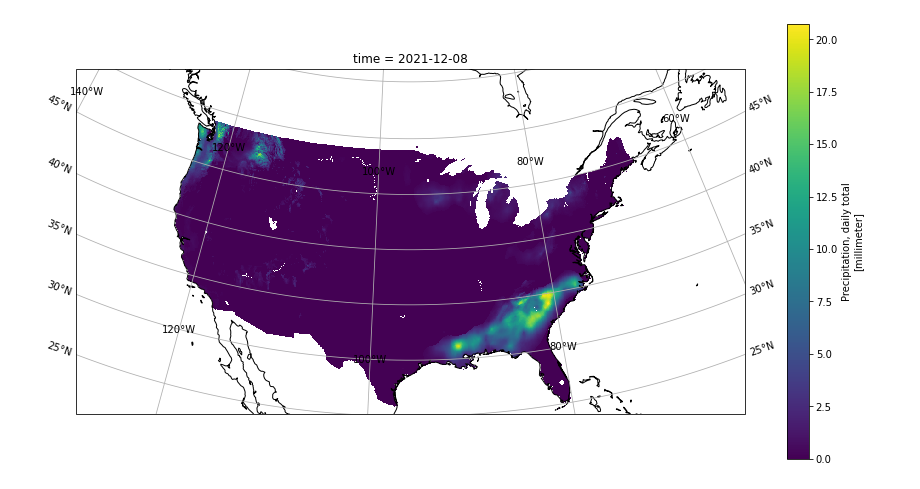
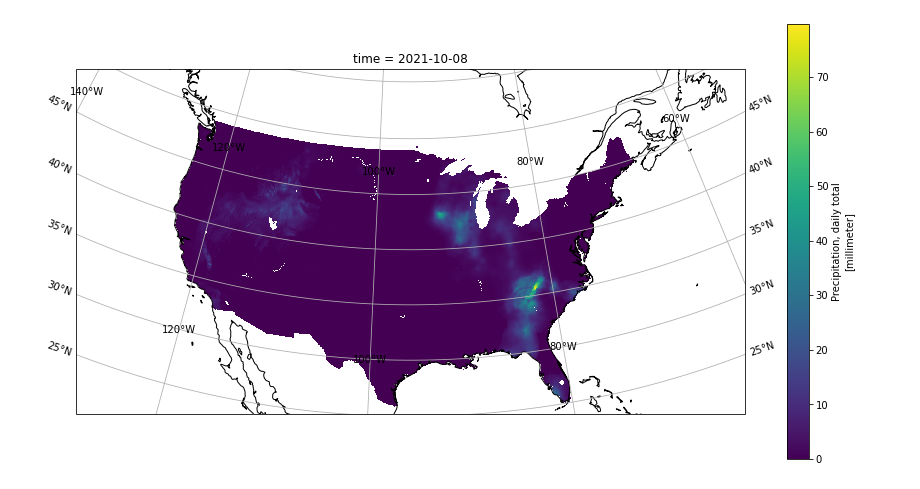
Before and after one commit to pjhartzell/nclimgrid-dev, a Jupyter notebook: grid-daily.ipynb, the cells around one changed output. Drawn from its saved outputs; the diff is of its cells as text; code cells hidden in the pictures.

Commit message:
update to read nc files from http

```diff
--- a/grid-daily.ipynb
+++ b/grid-daily.ipynb
@@ -6,28 +7,33 @@ import xarray as xr
 # %%
-datafile = '/Users/pjh/data/nclimgrid-dev/daily/prcp-202112-grd-scaled.nc'
+# # Local
+# datafile = '/Users/pjh/data/nclimgrid-dev/daily/prcp-202112-grd-scaled.nc'
+# with xr.open_dataset(datafile) as ncfile:
+#     xrd = ncfile
 
-with xr.open_dataset(datafile) as ncfile:
-    xrd = ncfile
+# HTTP
+url = 'https://www1.ncdc.noaa.gov/pub/data/daily-grids/beta/by-month/2021/10/prcp-202110-grd-scaled.nc'
+with fsspec.open(url) as fobj:
+    xrd = xr.open_dataset(fobj)
 # %%
 
-t = np.datetime64('2021-12-08', 'ns')
+t = np.datetime64('2021-10-08', 'ns')
 buf = 3
 
 central_lon = (xrd.attrs['geospatial_lon_min']+ xrd.attrs['geospatial_lon_max']) / 2
 central_lat = (xrd.attrs['geospatial_lat_min'] + xrd.attrs['geospatial_lat_max']) / 2
 extent = [xrd.attrs['geospatial_lon_min'] - buf,
           xrd.attrs['geospatial_lon_max'] + buf,
           xrd.attrs['geospatial_lat_min'] - buf,
           xrd.attrs['geospatial_lat_max'] + buf]
 
 plt.figure(figsize=(15,8))
-ax = plt.axes(projection=ccrs.LambertConformal(central_longitude=central_lon,
-                                               central_latitude=central_lat))
+ax = plt.axes(projection=ccrs.LambertConformal(central_longitude=central_lon.item(),
+                                               central_latitude=central_lat.item()))
 ax.set_extent(extent)
 prcp = xrd.prcp.sel(time=t).plot.imshow(ax=ax, transform=ccrs.PlateCarree())
 # prcp.set_clim(0, 12)
 ax.coastlines()
 ax.gridlines(draw_labels=True)
 plt.show()
 # %% [output]
-[figure, old version]
+[figure, new version]
```
Also changed, not shown: parts of 1 cell of this notebook, 1 other file.
